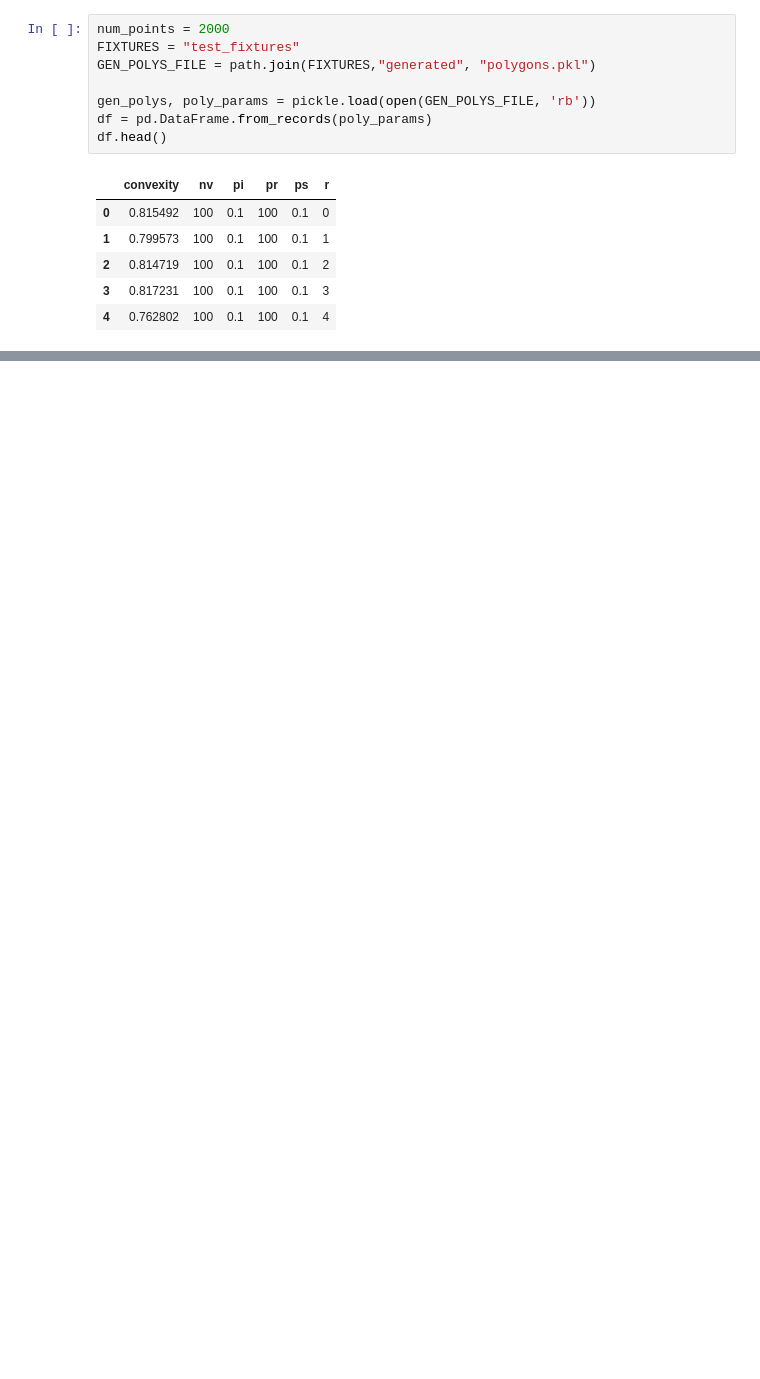
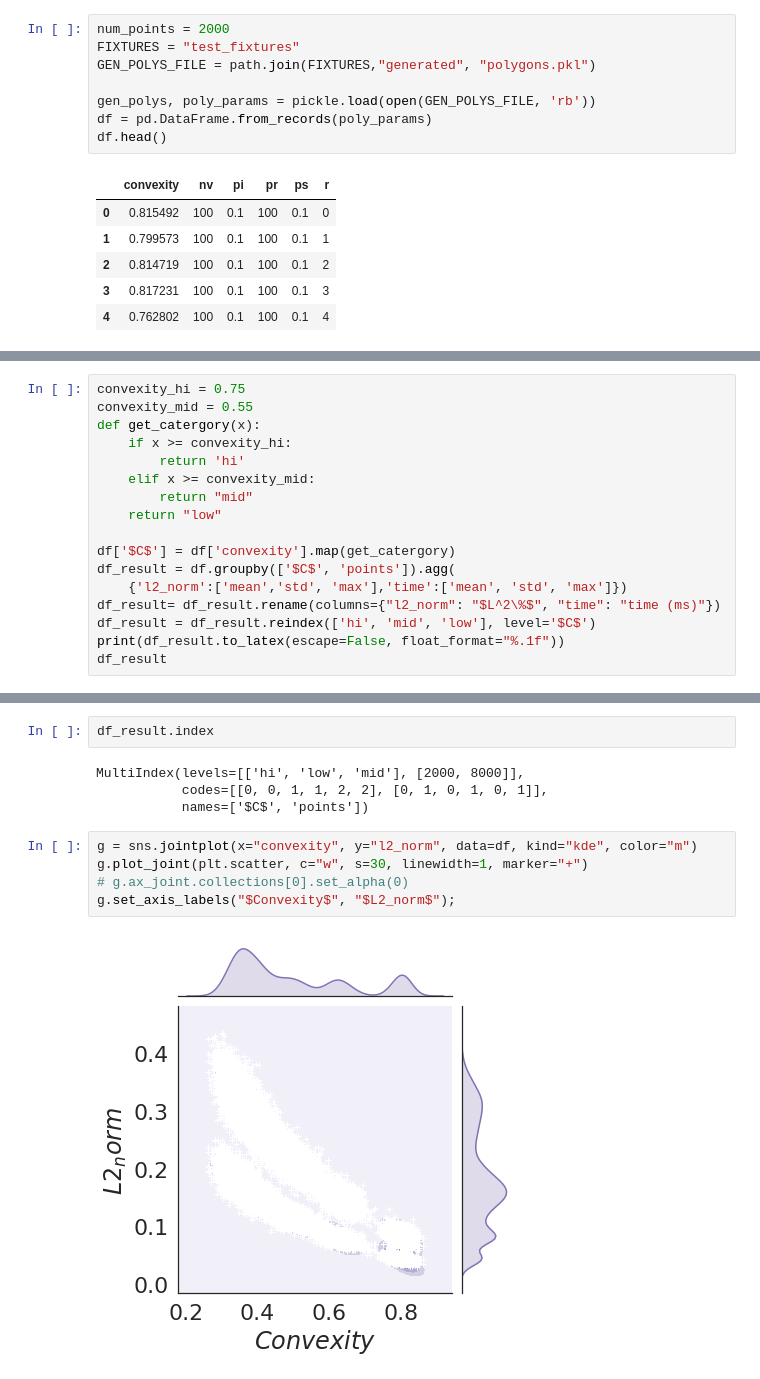
Before and after one commit to JeremyBYU/concavehull-evaluation, a Jupyter notebook: analysis/MonteCarlo Polygon Generation.ipynb, the cells around one changed output, grey strips where cells are left out. Cells and saved outputs as stored; diff of their text form; blank space fills up the shorter version.

```diff
--- a/analysis/MonteCarlo Polygon Generation.ipynb
+++ b/analysis/MonteCarlo Polygon Generation.ipynb
@@ -59,0 +84,17 @@ sns.distplot(df['convexity'])
+# %%
+convexity_hi = 0.75
+convexity_mid = 0.55
+def get_catergory(x):
+    if x >= convexity_hi:
+        return 'hi'
+    elif x >= convexity_mid:
+        return "mid"
+    return "low"
+
+df['$C$'] = df['convexity'].map(get_catergory)
+df_result = df.groupby(['$C$', 'points']).agg(
+    {'l2_norm':['mean','std', 'max'],'time':['mean', 'std', 'max']})
+df_result= df_result.rename(columns={"l2_norm": "$L^2\%$", "time": "time (ms)"})
+df_result = df_result.reindex(['hi', 'mid', 'low'], level='$C$')
+print(df_result.to_latex(escape=False, float_format="%.1f"))
+df_result
@@ -59,0 +125,13 @@ sns.distplot(df['convexity'])
+# %%
+df_result.index
+# %% [output]
+MultiIndex(levels=[['hi', 'low', 'mid'], [2000, 8000]],
+           codes=[[0, 0, 1, 1, 2, 2], [0, 1, 0, 1, 0, 1]],
+           names=['$C$', 'points'])
+# %%
+g = sns.jointplot(x="convexity", y="l2_norm", data=df, kind="kde", color="m")
+g.plot_joint(plt.scatter, c="w", s=30, linewidth=1, marker="+")
+# g.ax_joint.collections[0].set_alpha(0)
+g.set_axis_labels("$Convexity$", "$L2_norm$");
+# %% [output]
+[figure, added]
```
Also changed, not shown: parts of 7 cells of this notebook, 5 other files.
